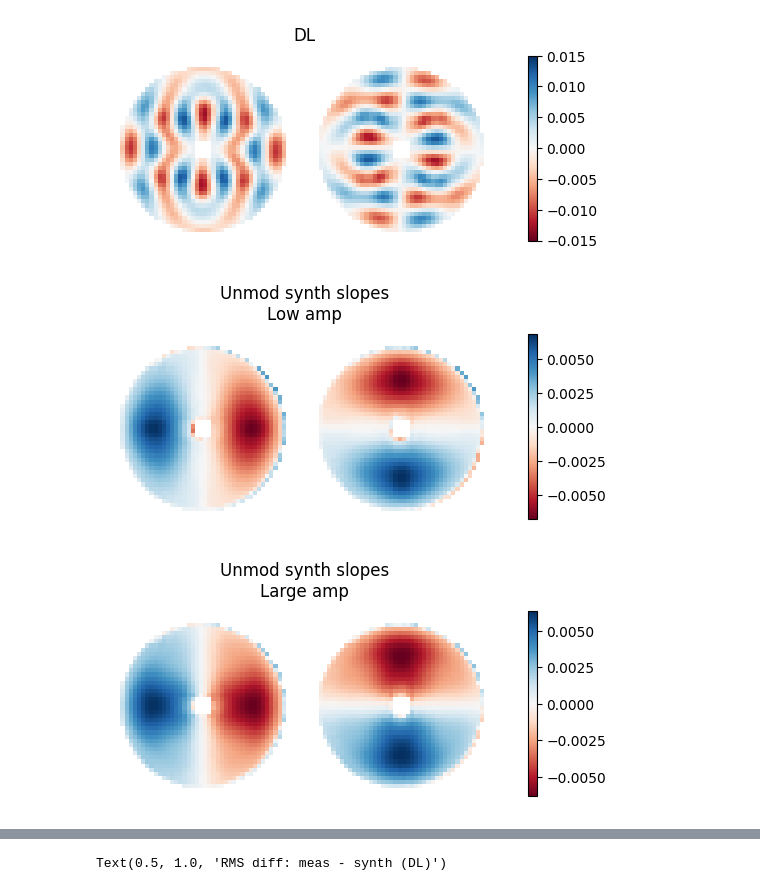
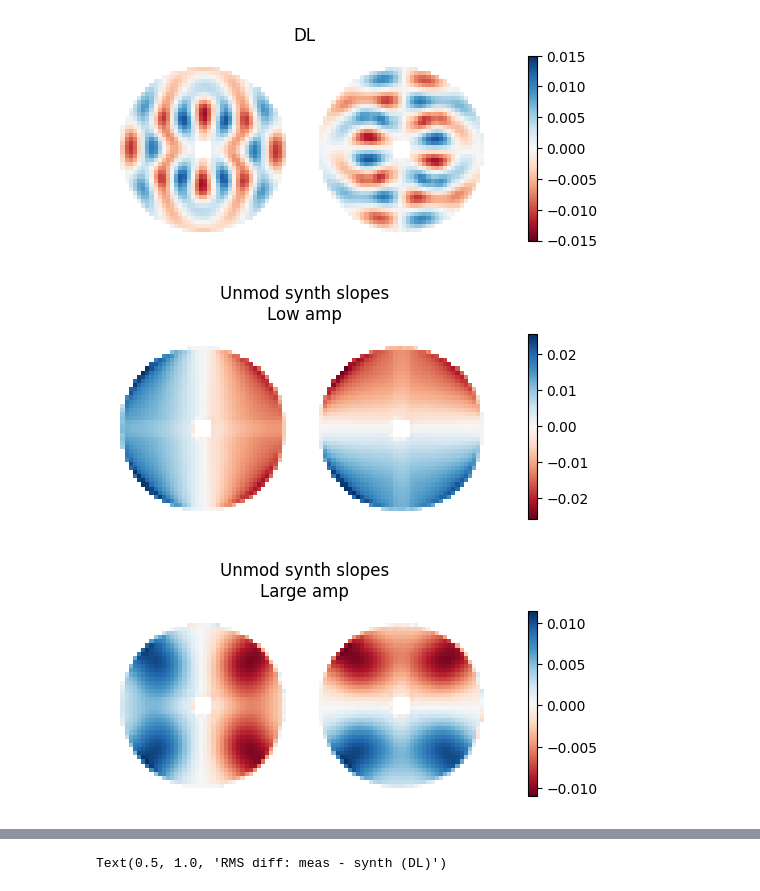
Before and after one commit to Menessao/SPECULA, a Jupyter notebook: config/ErrorBudget/LBTplots.ipynb, the cells around one changed output, grey strips where cells are left out. Saved outputs shown, nothing was run; the diff lists cells and outputs as text; code cells hidden in the pictures.

Commit message:
errorBudgetPlots kickoff

```diff
--- a/config/ErrorBudget/LBTplots.ipynb
+++ b/config/ErrorBudget/LBTplots.ipynb
@@ -378,13 +378,13 @@ array([[0., 0., 0., ..., 0., 0., 0.],
 # ifunc_inv_obj = IFuncInv(ifunc_inv=kl_inv_new,mask=lbtpup)
 # ifunc_inv_obj.save('/raid1/mmenessini/calibration/SOUL/KLv30dx/ifunc/asm_v30dx_ifunc_shift_inv.fits', overwrite=True)
 # %%
-rMod0 = fits.getdata('/raid1/mmenessini/calibration/SOUL/KLv30dx/im/pyr2.0_40x40_lbt_optsynim.fits')
-rMod0XL = fits.getdata('/raid1/mmenessini/calibration/SOUL/KLv30dx/im/pyr2.0_40x40_lbt_LargeAmp_synim.fits')
+rMod0 = fits.getdata('/raid1/mmenessini/calibration/SOUL/KLv30dx/im/pyr0.0_40x40_lbt_optsynim.fits')
+rMod0XL = fits.getdata('/raid1/mmenessini/calibration/SOUL/KLv30dx/im/pyr0.0_40x40_lbt_LargeAmp_synim.fits')
 
 idx = 3
 f2d = show2d_slopes(rMod0[:,idx],ppath='lbt_pupdata',title=f'Unmod synth slopes\nLow amp')
 f2d = show2d_slopes(rMod0XL[:,idx],ppath='lbt_pupdata',title=f'Unmod synth slopes\nLarge amp')
 # %% [output]
-[figure, old version]
+[figure, new version]
-[figure, old version]
+[figure, new version]
 # %%
```
Also changed, not shown: parts of 3 cells of this notebook, 4 other files.
